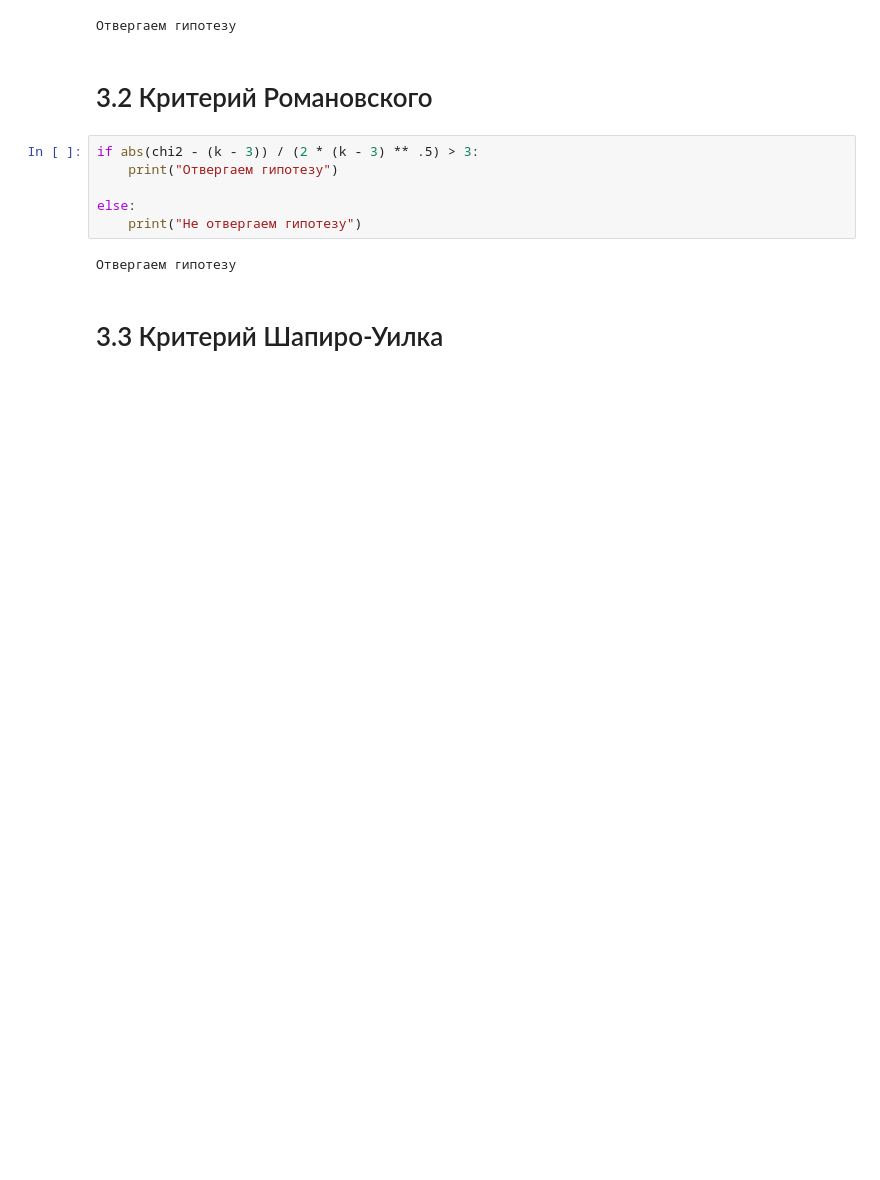
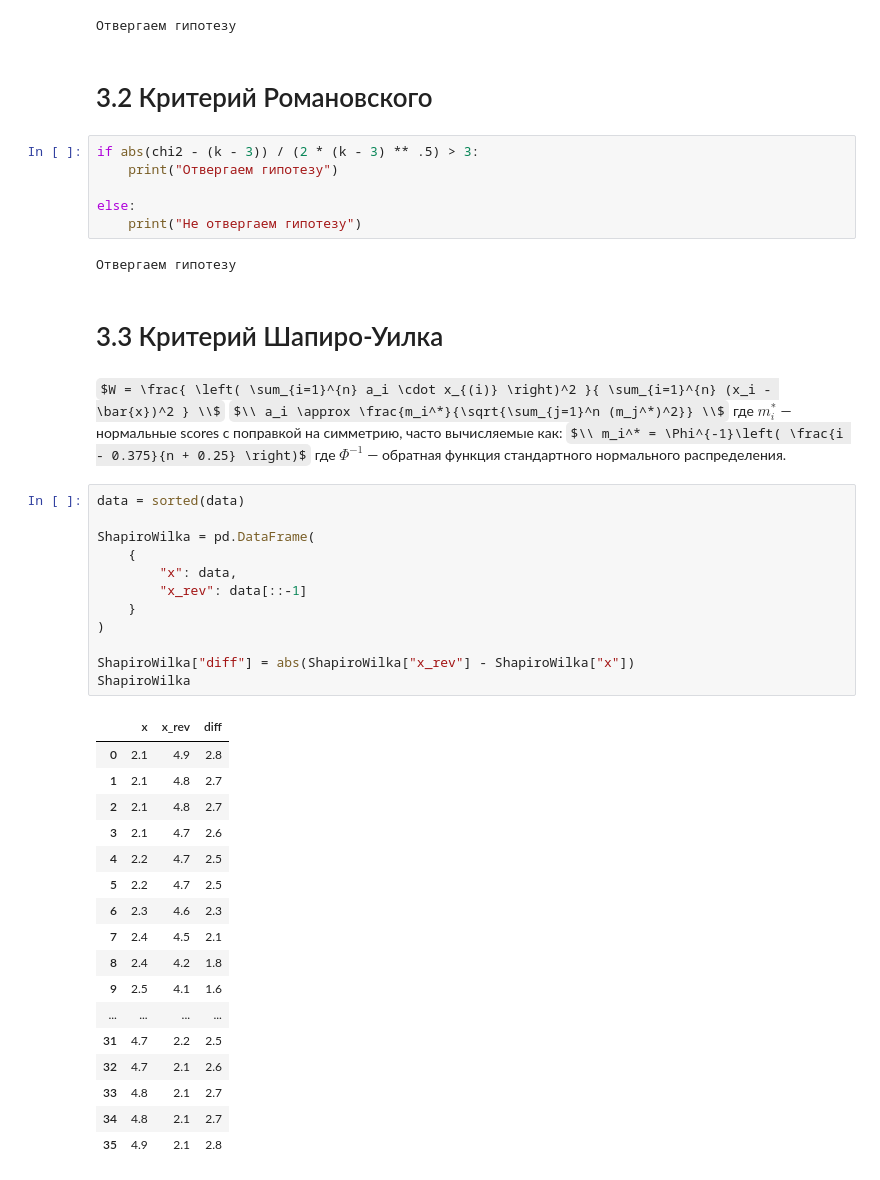
Before and after one commit to egorbeckish/Masters-program, a Jupyter notebook: 1. First Course/Semester 2/Вероятность и статистическое моделирование/3. Апрель/02.04.2026/main.ipynb, the cells around one changed output. Drawn from its saved outputs; the diff is of its cells as text; some formulas as TeX source; blank space fills up the shorter version.

```diff
--- a/1. First Course/Semester 2/Вероятность и статистическое моделирование/3. Апрель/02.04.2026/main.ipynb
+++ b/1. First Course/Semester 2/Вероятность и статистическое моделирование/3. Апрель/02.04.2026/main.ipynb
@@ -212,3 +235,39 @@ else:
 Отвергаем гипотезу
 # %% [markdown]
 # 3.3 Критерий Шапиро-Уилка
+# %% [markdown]
+$W = \frac{ \left( \sum_{i=1}^{n} a_i \cdot x_{(i)} \right)^2 }{ \sum_{i=1}^{n} (x_i - \bar{x})^2 } \\$
+$\\ a_i \approx \frac{m_i^*}{\sqrt{\sum_{j=1}^n (m_j^*)^2}} \\$
+где $m_i^*$ — нормальные scores с поправкой на симметрию, часто вычисляемые как:
+$\\ m_i^* = \Phi^{-1}\left( \frac{i - 0.375}{n + 0.25} \right)$
+где $\Phi^{-1}$ — обратная функция стандартного нормального распределения.
+# %%
+data = sorted(data)
+
+ShapiroWilka = pd.DataFrame(
+	{
+		"x": data,
+		"x_rev": data[::-1]
+	}
+)
+
+ShapiroWilka["diff"] = abs(ShapiroWilka["x_rev"] - ShapiroWilka["x"])
+ShapiroWilka
+# %% [output]
+|  | x | x_rev | diff |
+| 0 | 2.1 | 4.9 | 2.8 |
+| 1 | 2.1 | 4.8 | 2.7 |
+| 2 | 2.1 | 4.8 | 2.7 |
+| 3 | 2.1 | 4.7 | 2.6 |
+| 4 | 2.2 | 4.7 | 2.5 |
+| 5 | 2.2 | 4.7 | 2.5 |
+| 6 | 2.3 | 4.6 | 2.3 |
+| 7 | 2.4 | 4.5 | 2.1 |
+| 8 | 2.4 | 4.2 | 1.8 |
+| 9 | 2.5 | 4.1 | 1.6 |
+| ... | ... | ... | ... |
+| 31 | 4.7 | 2.2 | 2.5 |
+| 32 | 4.7 | 2.1 | 2.6 |
+| 33 | 4.8 | 2.1 | 2.7 |
+| 34 | 4.8 | 2.1 | 2.7 |
+| 35 | 4.9 | 2.1 | 2.8 |
```
Also changed, not shown: parts of 6 cells of this notebook.
